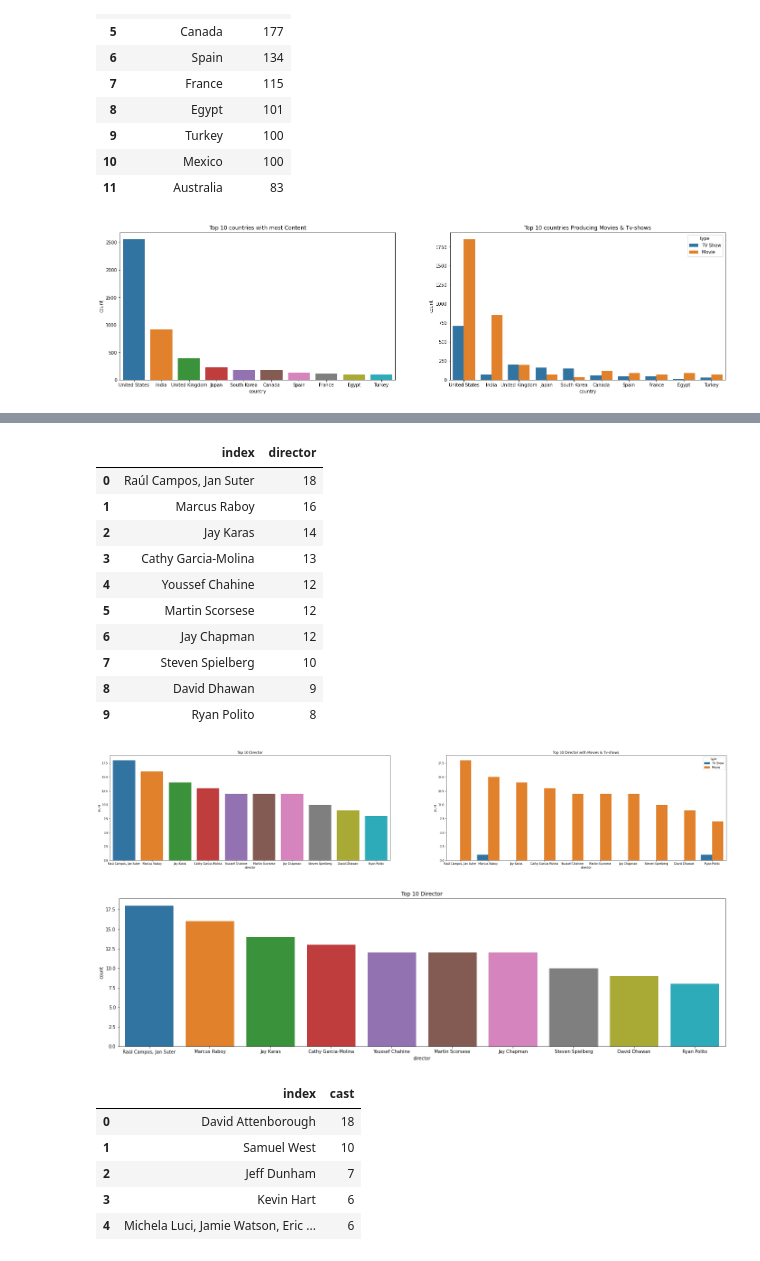
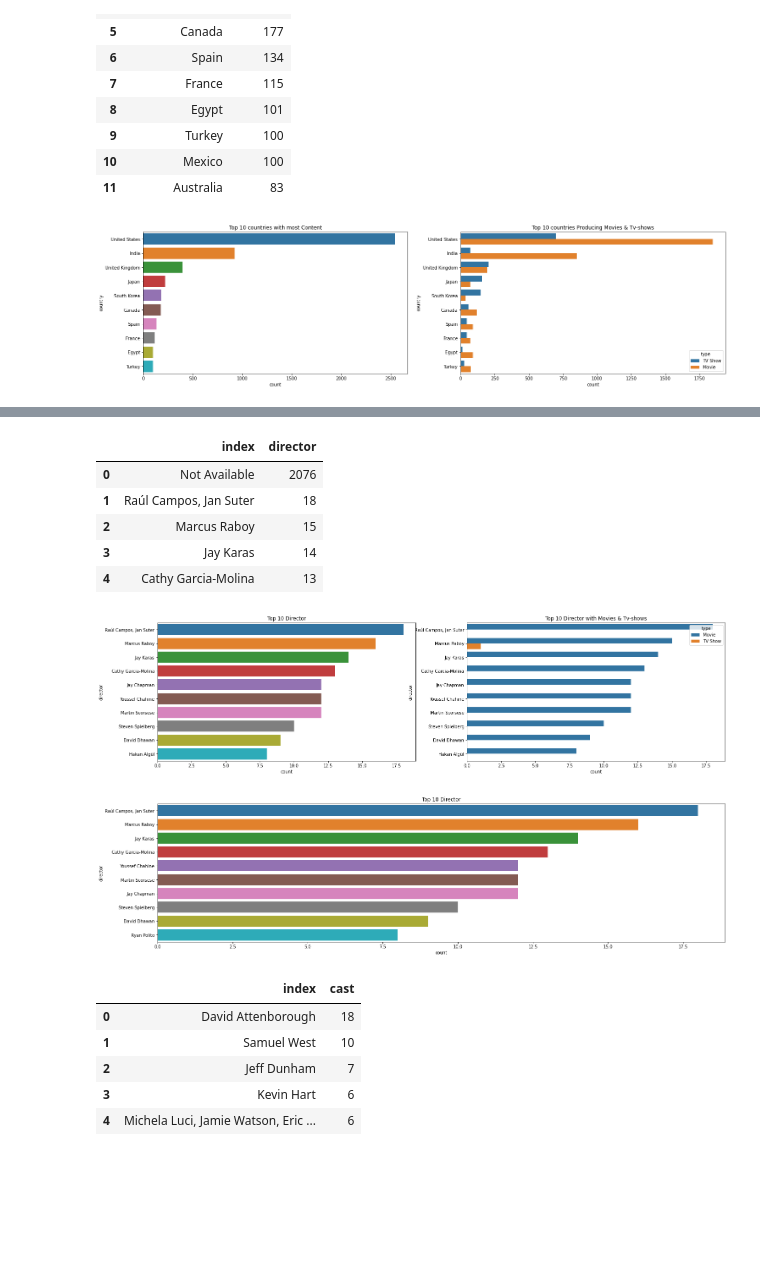
Before and after one commit to MadhurAwasthi/NETFLIX-MOVIES-AND-TV-SHOWS-CLUSTERING-UNSUPERVISED-ML, a Jupyter notebook: NETFLIX_MOVIES_AND_TV_SHOWS_CLUSTERING.ipynb, the cells around one changed output, grey strips where cells are left out. Drawn from its saved outputs; the diff is of its cells as text; code cells hidden in the pictures; blank space fills up the shorter version.

```diff
--- a/NETFLIX_MOVIES_AND_TV_SHOWS_CLUSTERING.ipynb
+++ b/NETFLIX_MOVIES_AND_TV_SHOWS_CLUSTERING.ipynb
@@ -483,0 +491,3 @@ dtype: int64
+# %%
+#Remove nan values in date_added
+df.dropna(subset=['date_added'],inplace=True)
@@ -483,0 +506,3 @@ dtype: int64
+# %%
+#Remove nan vlaues in rating
+df.dropna(subset=['rating'],inplace=True)
@@ -483,0 +511,3 @@ dtype: int64
+# %%
+#Remove nan values in director,cast and counrty
+df.dropna(subset=['director'],inplace=True)
@@ -484,6 +531,6 @@ dtype: int64
 # %%
 # Creating a new features to store date, day, month and year seperately.
 df['date'] = pd.to_datetime(df['date_added'],errors='coerce')
-df['date_day'] = df['date'].dt.day
-df['date_month'] = df['date'].dt.month
-df['date_year'] = df['date'].dt.year
+df['date_day'] = df['date'].dt.day.astype(int)
+df['date_month'] = df['date'].dt.month.astype(int)
+df['date_year'] = df['date'].dt.year.astype(int)
@@ -578,12 +623,12 @@ df['country'].value_counts().reset_index().head(12)
 #Figuring some graph
 fig,axs=plt.subplots(1,2,figsize=(24,6))
 #Analysing top 10 countries with most content
-sns.countplot(data=df,x='country',ax=axs[0],order=df['country'].value_counts().index[0:10]).set(title='Top 10 countries with most Content')
+sns.countplot(data=df,y='country',ax=axs[0],order=df['country'].value_counts().index[0:10]).set(title='Top 10 countries with most Content')
 #This graph represent the Top 10 countries contents with Movies and tv-shows
-sns.countplot(data=df,x='country',ax=axs[1],order=df['country'].value_counts().index[0:10],hue='type').set(title='Top 10 countries Producing Movies & Tv-shows')
+sns.countplot(data=df,y='country',ax=axs[1],order=df['country'].value_counts().index[0:10],hue='type').set(title='Top 10 countries Producing Movies & Tv-shows')
 plt.show()
 # %% [output]
-[figure, old version]
+[figure, new version]
 # %%
 df.head(2)
 # %% [output]
@@ -592,35 +637,30 @@ df.head(2)
 | 1 | s2 | Movie | 7:19 | Jorge Michel Grau | Demián Bichir, Héctor Bonilla, Os... | Mexico | December 23, 2016 | 2016 | TV-MA | 93 min | ... |
 # %%
 #top 10 director
-df['director'].value_counts().reset_index().head(10)
+df['director'].value_counts().reset_index().head()
 # %% [output]
 |  | index | director |
-| 0 | Raúl Campos, Jan Suter | 18 |
-| 1 | Marcus Raboy | 16 |
-| 2 | Jay Karas | 14 |
-| 3 | Cathy Garcia-Molina | 13 |
-| 4 | Youssef Chahine | 12 |
-| 5 | Martin Scorsese | 12 |
-| 6 | Jay Chapman | 12 |
-| 7 | Steven Spielberg | 10 |
-| 8 | David Dhawan | 9 |
-| 9 | Ryan Polito | 8 |
+| 0 | Not Available | 2076 |
+| 1 | Raúl Campos, Jan Suter | 18 |
+| 2 | Marcus Raboy | 15 |
+| 3 | Jay Karas | 14 |
+| 4 | Cathy Garcia-Molina | 13 |
 # %%
 #Figuring some graph
-fig,axs=plt.subplots(1,2,figsize=(40,7))
+fig,axs=plt.subplots(1,2,figsize=(24,6))
 #Analysing top 10 Director
-sns.countplot(data=df,x='director',ax=axs[0],order=df['director'].value_counts().index[0:10]).set(title='Top 10 Director')
+sns.countplot(data=df,y='director',ax=axs[0],order=df['director'].value_counts().index[0:10]).set(title='Top 10 Director')
 #This graph represent the Top 10 director with Movies and tv-shows
-sns.countplot(data=df,x='director',ax=axs[1],order=df['director'].value_counts().index[0:10],hue='type').set(title='Top 10 Director with Movies & Tv-shows')
+sns.countplot(data=df,y='director',ax=axs[1],order=df['director'].value_counts().index[0:10],hue='type').set(title='Top 10 Director with Movies & Tv-shows')
 plt.show()
 # %% [output]
-[figure, old version]
+[figure, new version]
 # %%
 plt.figure(figsize=(24,6))
-sns.countplot(x='director',data=df,order=df['director'].value_counts().index[0:10]).set(title='Top 10 Director')
+sns.countplot(y='director',data=df,order=df['director'].value_counts().index[0:10]).set(title='Top 10 Director')
 plt.show()
 # %% [output]
-[figure, old version]
+[figure, new version]
 # %%
 #top actor 0 to 8
 df['cast'].value_counts().reset_index().head()
```
Also changed, not shown: parts of 13 cells of this notebook.
